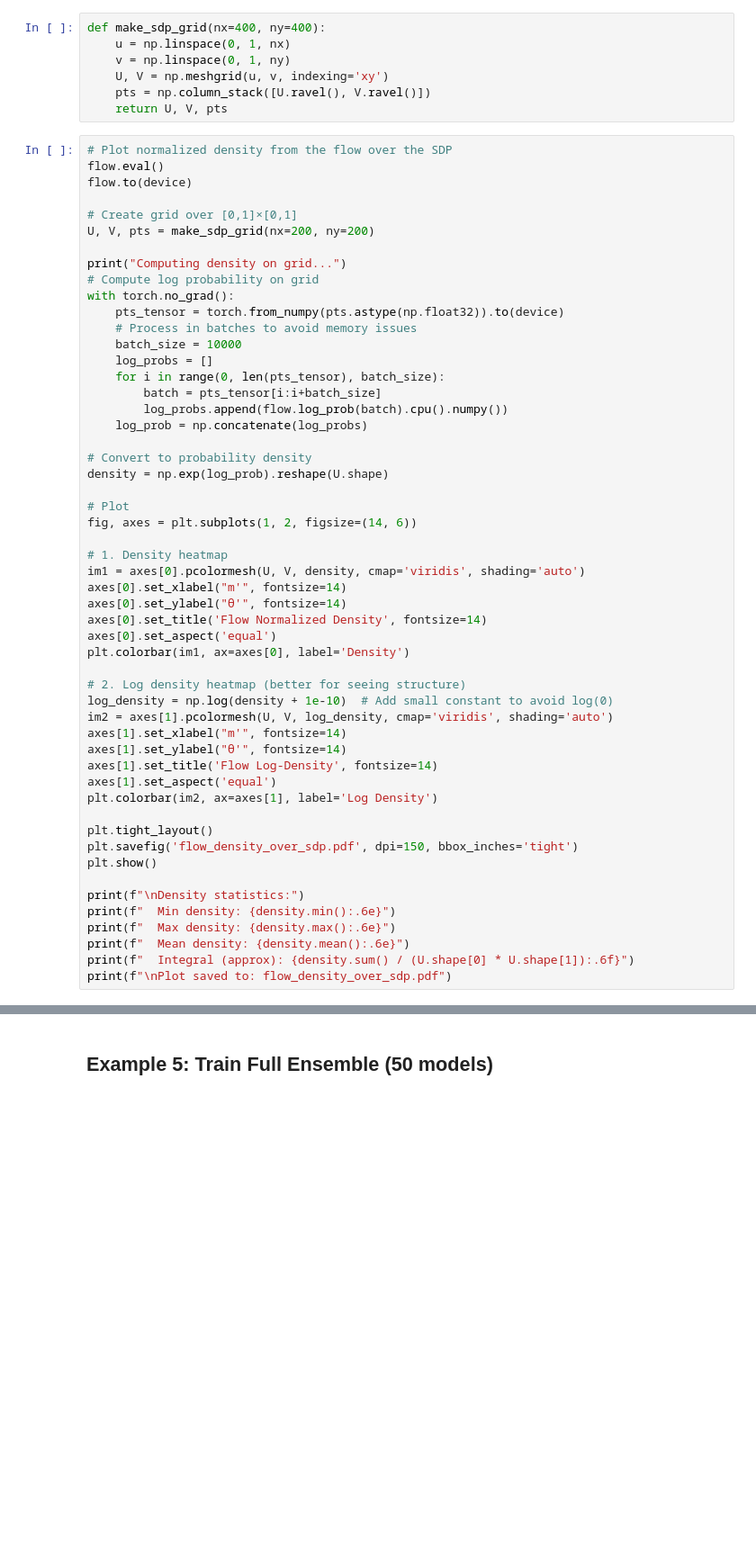
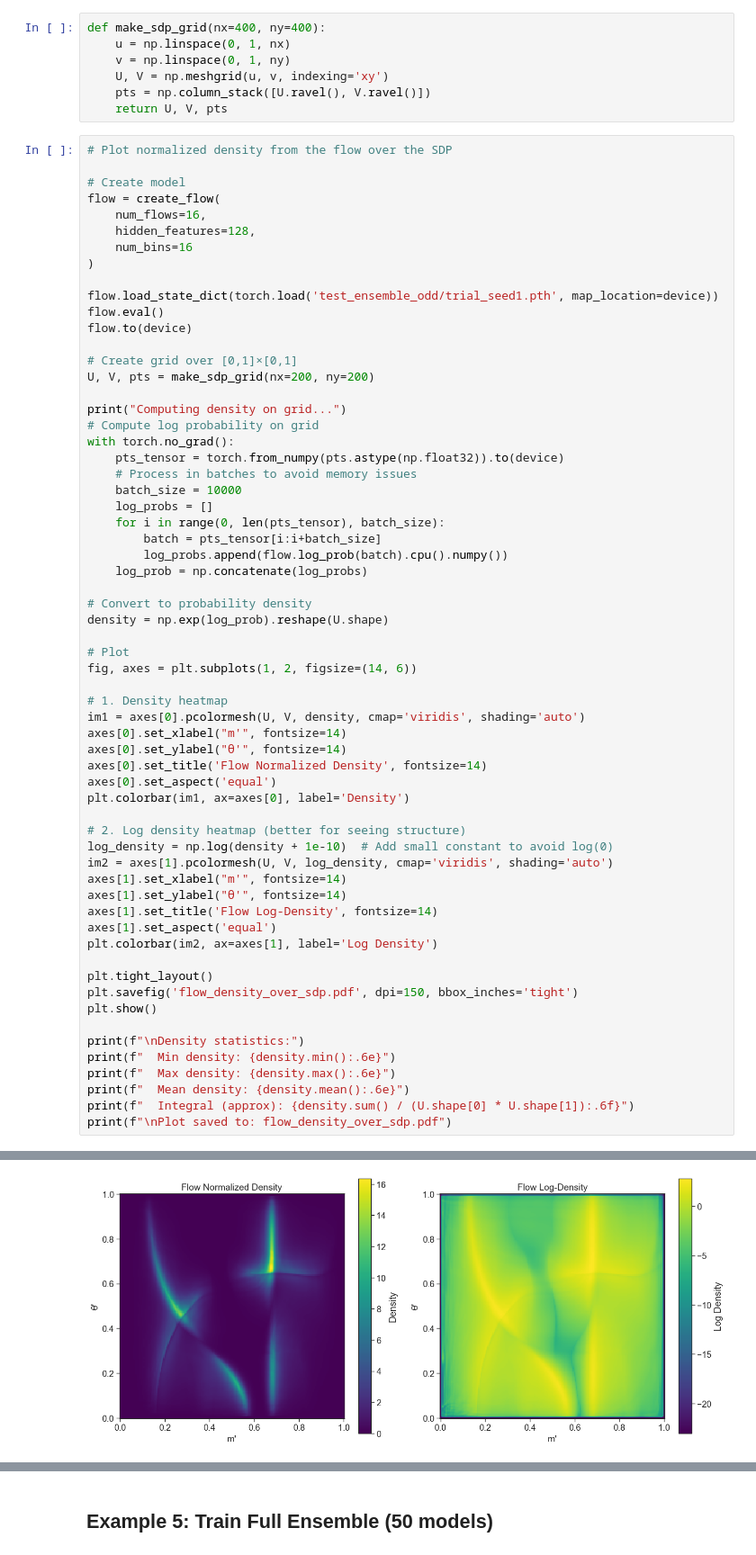
Before and after one commit to chinhsan08/Extraction-of-Gamma-with-Normalising-flows, a Jupyter notebook: flowSDP_even_cuda_fixed copy.ipynb, the cells around one changed output, grey strips where cells are left out. Shown at 90% size. Saved outputs shown, nothing was run; the diff lists cells and outputs as text; blank space fills up the shorter version.

```diff
--- a/flowSDP_even_cuda_fixed copy.ipynb
+++ b/flowSDP_even_cuda_fixed copy.ipynb
@@ -976,6 +666,15 @@ def make_sdp_grid(nx=400, ny=400):
     return U, V, pts
 # %%
 # Plot normalized density from the flow over the SDP
+
+# Create model
+flow = create_flow(
+    num_flows=16,
+    hidden_features=128,
+    num_bins=16
+)
+
+flow.load_state_dict(torch.load('test_ensemble_odd/trial_seed1.pth', map_location=device))
 flow.eval()
 flow.to(device)
 
@@ -1027,3 +726,4 @@ print(f"  Max density: {density.max():.6e}")
 print(f"  Mean density: {density.mean():.6e}")
 print(f"  Integral (approx): {density.sum() / (U.shape[0] * U.shape[1]):.6f}")
 print(f"\nPlot saved to: flow_density_over_sdp.pdf")
+# %% [output]
@@ -1029,0 +731 @@ print(f"\nPlot saved to: flow_density_over_sdp.pdf")
+[figure, added]
```
Also changed, not shown: parts of 39 cells of this notebook, 18 other files.
